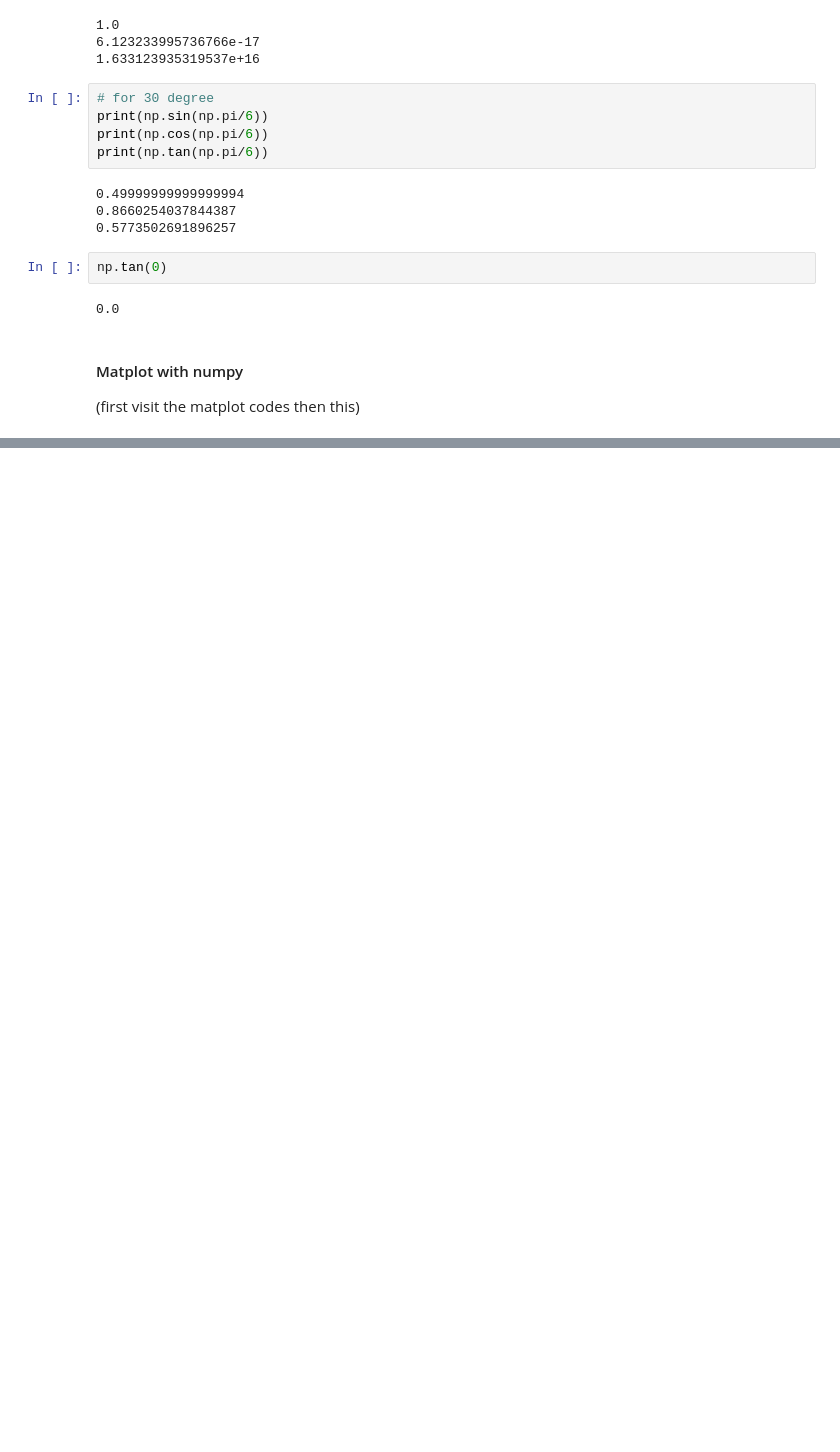
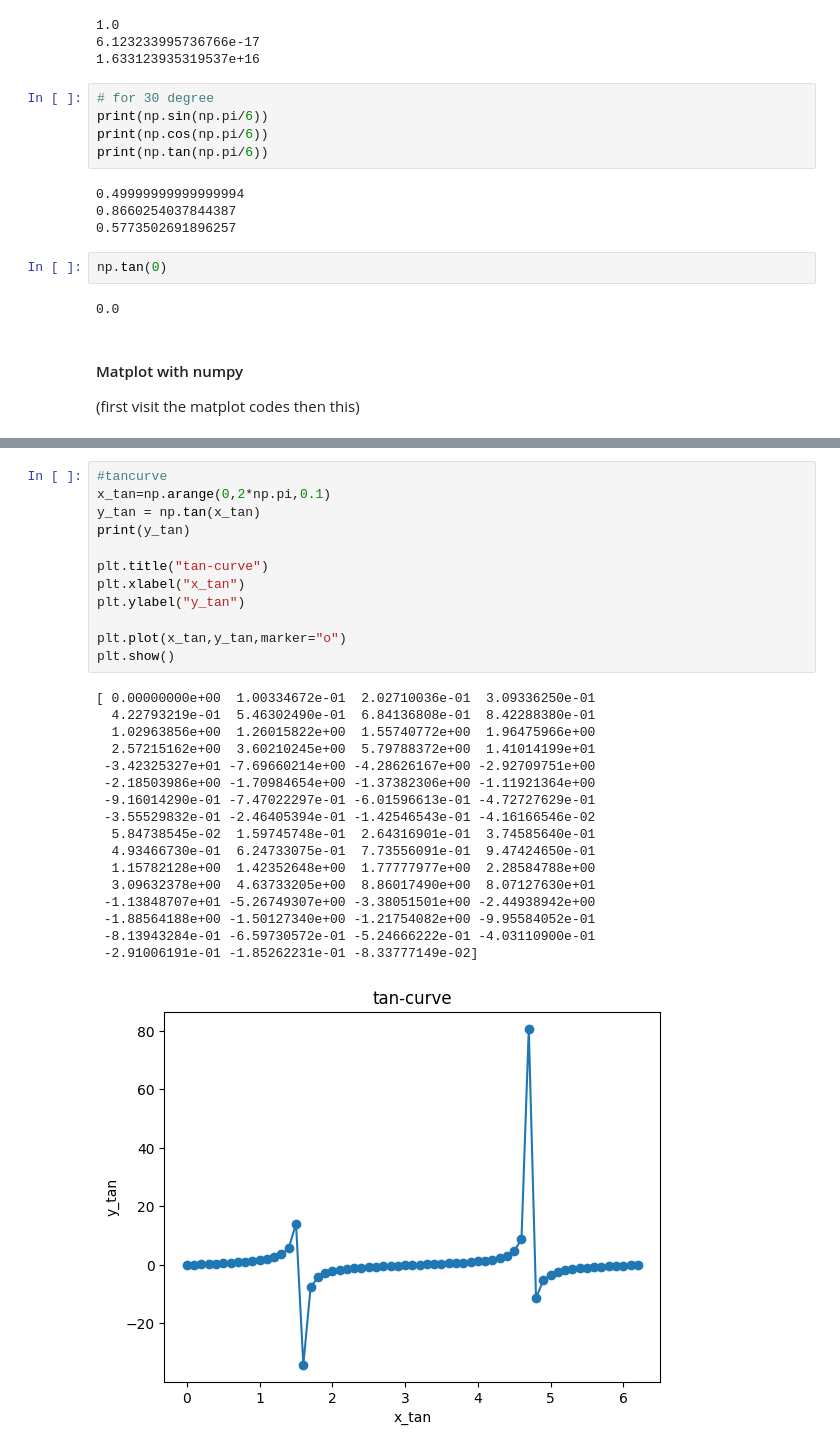
Before and after one commit to Pratyusha-Mukherjee/MachineLearning, a Jupyter notebook: numpy.ipynb, the cells around one changed output, grey strips where cells are left out. Drawn from its saved outputs; the diff is of its cells as text; blank space fills up the shorter version.

```diff
--- a/numpy.ipynb
+++ b/numpy.ipynb
@@ -510,0 +566,30 @@ np.tan(0)
+# %%
+#tancurve
+x_tan=np.arange(0,2*np.pi,0.1)
+y_tan = np.tan(x_tan)
+print(y_tan)
+
+plt.title("tan-curve")
+plt.xlabel("x_tan")
+plt.ylabel("y_tan")
+
+plt.plot(x_tan,y_tan,marker="o")
+plt.show()
+# %% [output]
+[ 0.00000000e+00  1.00334672e-01  2.02710036e-01  3.09336250e-01
+  4.22793219e-01  5.46302490e-01  6.84136808e-01  8.42288380e-01
+  1.02963856e+00  1.26015822e+00  1.55740772e+00  1.96475966e+00
+  2.57215162e+00  3.60210245e+00  5.79788372e+00  1.41014199e+01
+ -3.42325327e+01 -7.69660214e+00 -4.28626167e+00 -2.92709751e+00
+ -2.18503986e+00 -1.70984654e+00 -1.37382306e+00 -1.11921364e+00
+ -9.16014290e-01 -7.47022297e-01 -6.01596613e-01 -4.72727629e-01
+ -3.55529832e-01 -2.46405394e-01 -1.42546543e-01 -4.16166546e-02
+  5.84738545e-02  1.59745748e-01  2.64316901e-01  3.74585640e-01
+  4.93466730e-01  6.24733075e-01  7.73556091e-01  9.47424650e-01
+  1.15782128e+00  1.42352648e+00  1.77777977e+00  2.28584788e+00
+  3.09632378e+00  4.63733205e+00  8.86017490e+00  8.07127630e+01
+ -1.13848707e+01 -5.26749307e+00 -3.38051501e+00 -2.44938942e+00
+ -1.88564188e+00 -1.50127340e+00 -1.21754082e+00 -9.95584052e-01
+ -8.13943284e-01 -6.59730572e-01 -5.24666222e-01 -4.03110900e-01
+ -2.91006191e-01 -1.85262231e-01 -8.33777149e-02]
+[figure, added]
```
Also changed, not shown: parts of 27 cells of this notebook.
